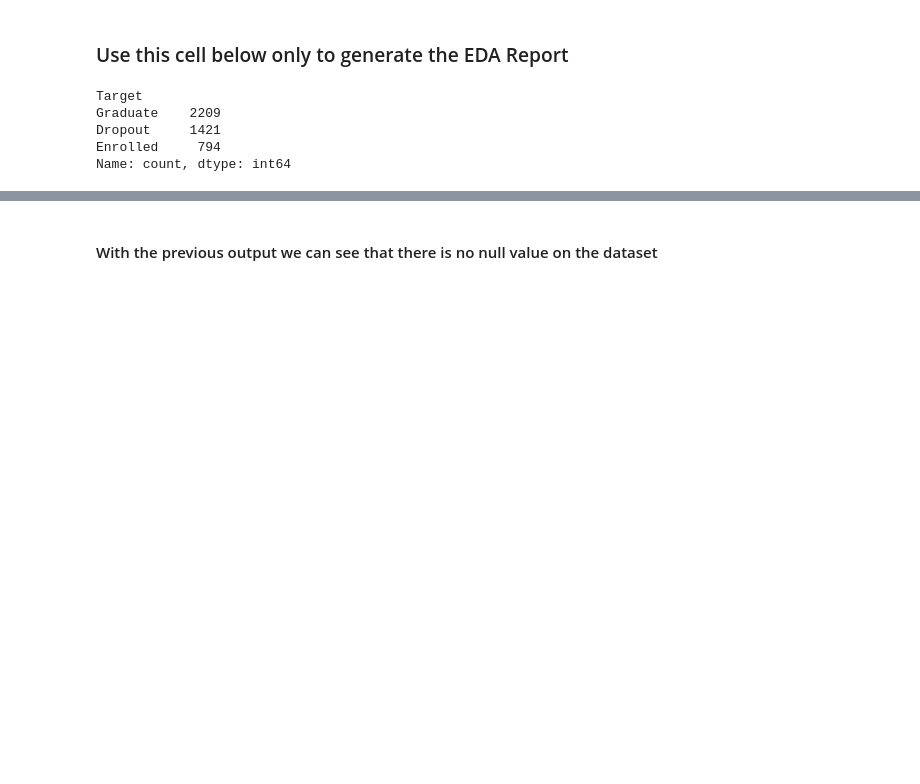
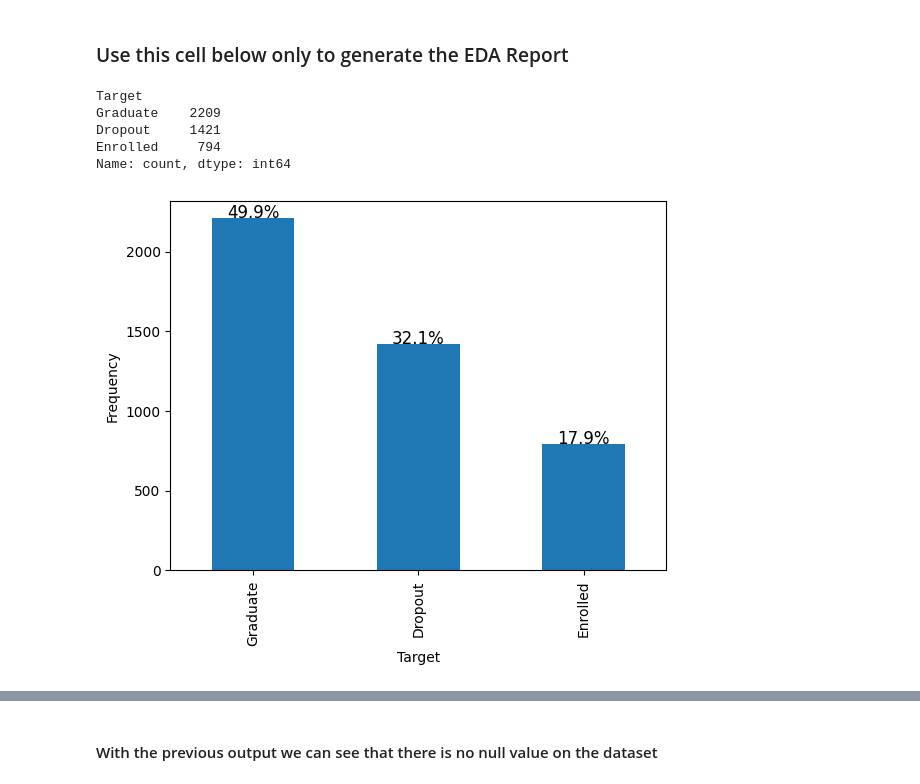
Before and after one commit to SamuelMalaga/M2IS---AI-ML-project, a Jupyter notebook: AI_dropout_project.ipynb, the cells around one changed output, grey strips where cells are left out. Drawn from its saved outputs; the diff is of its cells as text; code cells hidden in the pictures; blank space fills up the shorter version.

Commit message:
Added graphic to show umbalance in the data

```diff
--- a/AI_dropout_project.ipynb
+++ b/AI_dropout_project.ipynb
@@ -55,10 +55,30 @@ EDA_dataset = df.drop(columns=['Target'])
 # %%
 ## A good thing to analyze is if our dataset is balanced or unbalanced, for that we can count the frequency of the unique values in the
 ## Target column
+
+from matplotlib import pyplot as plt
+
 print(df['Target'].value_counts())
+
+fig, ax = plt.subplots()
+
+# Count occurrences and calculate percentages
+target_counts = df['Target'].value_counts()
+total = target_counts.sum()
+percentages = (target_counts / total) * 100
+
+# Plot the bar chart
+target_counts.plot(ax=ax, kind='bar', xlabel='Target', ylabel='Frequency')
+
+# Annotate bars with percentages
+for i, (count, pct) in enumerate(zip(target_counts, percentages)):
+    ax.text(i, count + 1, f"{pct:.1f}%", ha='center', fontsize=12)
+
+plt.show()
 # %% [output]
 Target
 Graduate    2209
 Dropout     1421
 Enrolled     794
 Name: count, dtype: int64
+[figure, added]
```
Also changed, not shown: parts of 6 cells of this notebook.
